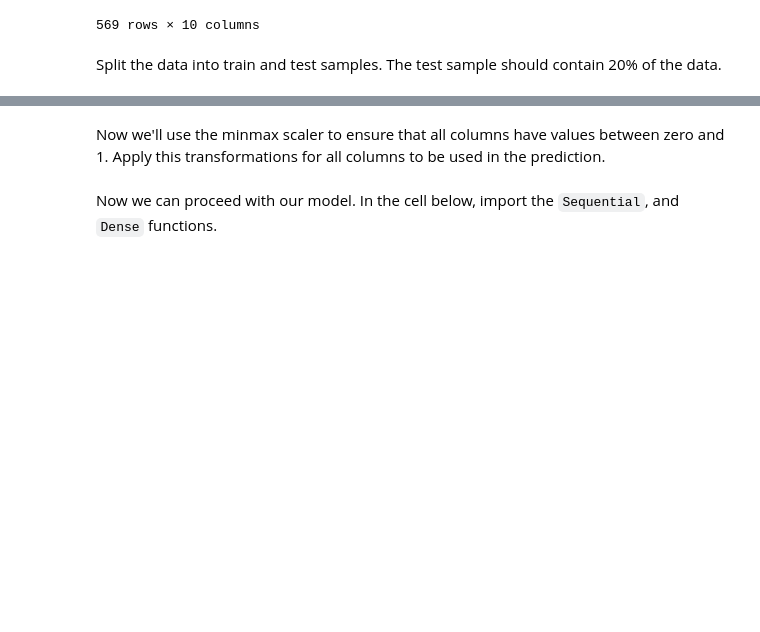
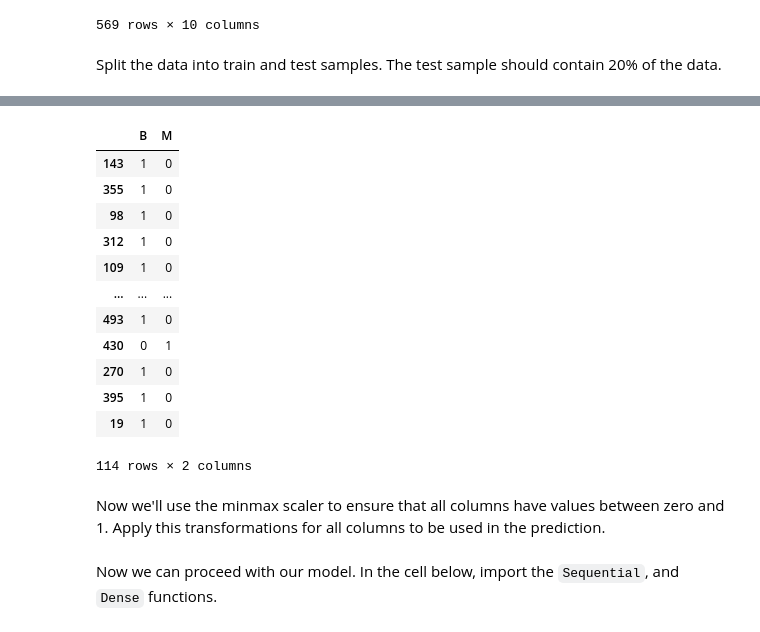
Before and after one commit to ssmcnatt/pair-work, a Jupyter notebook: week14/Day_76_Lecture_2_Assignment.ipynb, the cells around one changed output, grey strips where cells are left out. Saved outputs shown, nothing was run; the diff lists cells and outputs as text; code cells hidden in the pictures; blank space fills up the shorter version.

```diff
--- a/week14/Day_76_Lecture_2_Assignment.ipynb
+++ b/week14/Day_76_Lecture_2_Assignment.ipynb
@@ -45,5 +45,4 @@ memory usage: 142.2+ KB
 We'll start with some data cleaning. First remove the id column since we have no use for it. Then check for missing data and remove all rows containing missing data.
 # %%
 # Answer below:
-cancer = cancer.drop(columns=['id'])
-cancer = cancer.dropna()
+del cancer['id']
@@ -95,10 +108,8 @@ mean_df
 569 rows × 10 columns
 # %% [markdown]
 Split the data into train and test samples. The test sample should contain 20% of the data.
+# %%
+y = target
+X = mean_df
 # %%
-# Answer below
-X = cancer.drop(columns=mean_cols)
-y = mean_df.copy()
-
-X_train, y_train, X_test, y_test = train_test_split(X, y, test_size=0.20, random_state=66)
-X_test
+X_train, X_test, y_train, y_test = train_test_split(X, y, test_size=0.20, random_state=66)
@@ -119,3 +116,19 @@ X_test
+# %%
+y_test
+# %% [output]
+|  | B | M |
+| 143 | 1 | 0 |
+| 355 | 1 | 0 |
+| 98 | 1 | 0 |
+| 312 | 1 | 0 |
+| 109 | 1 | 0 |
+| ... | ... | ... |
+| 493 | 1 | 0 |
+| 430 | 0 | 1 |
+| 270 | 1 | 0 |
+| 395 | 1 | 0 |
+| 19 | 1 | 0 |
+114 rows × 2 columns
 # %% [markdown]
 Now we'll use the minmax scaler to ensure that all columns have values between zero and 1. Apply this transformations for all columns to be used in the prediction.
 # %%
```
Also changed, not shown: parts of 8 cells of this notebook, 2 other files.
